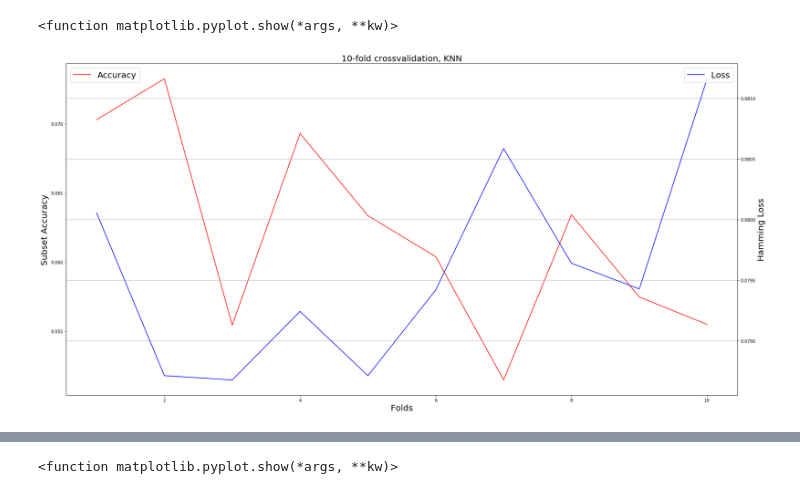
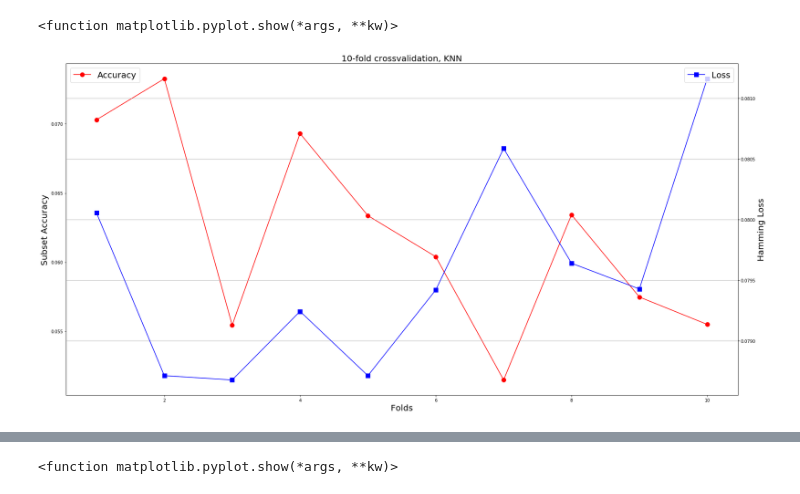
Before and after one commit to anuradhaboche/Movie-Genre-Prediction, a Jupyter notebook: KNN/final_project_knn.ipynb, the cells around one changed output, grey strips where cells are left out. Saved outputs shown, nothing was run; the diff lists cells and outputs as text; code cells hidden in the pictures.

```diff
--- a/KNN/final_project_knn.ipynb
+++ b/KNN/final_project_knn.ipynb
@@ -35,21 +59,21 @@ for train_idx, test_idx in kf.split(features):
 # %%
 # plot subset accuracy and Hamming loss
 fig, ax1 = plt.subplots(figsize=(24,12))
 ax1.set_xlabel('Folds',fontsize=20)
 ax1.set_ylabel('Subset Accuracy',fontsize=20)
-ax1.plot(np.arange(1,11), result, color='red')
+ax1.plot(np.arange(1,11), result, color='red',marker='o',markersize=10)
 ax1.legend(['Accuracy'],loc=2,fontsize=20)
 
 ax2 = ax1.twinx()
 
 ax2.set_ylabel('Hamming Loss',fontsize=20)
-ax2.plot(np.arange(1,11), loss, color='blue')
+ax2.plot(np.arange(1,11), loss, color='blue',marker='s',markersize=10)
 ax2.legend(['Loss'],loc=1,fontsize=20)
 
 plt.title('10-fold crossvalidation, KNN',fontsize=20)
 fig.tight_layout()
 plt.grid(1)
 plt.show
 # %% [output]
 <function matplotlib.pyplot.show(*args, **kw)>
-[figure, old version]
+[figure, new version]
```
Also changed, not shown: parts of 18 cells of this notebook.
